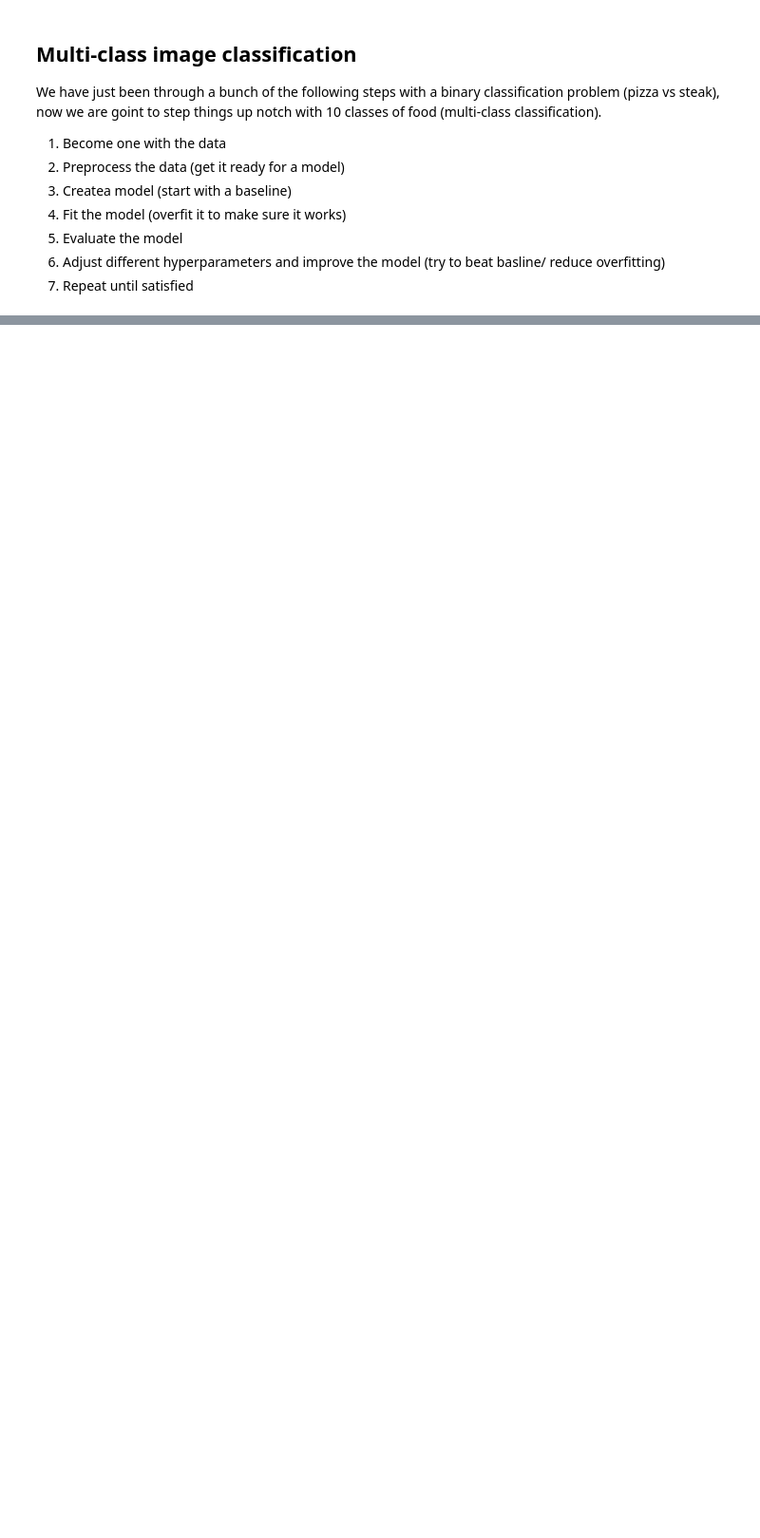
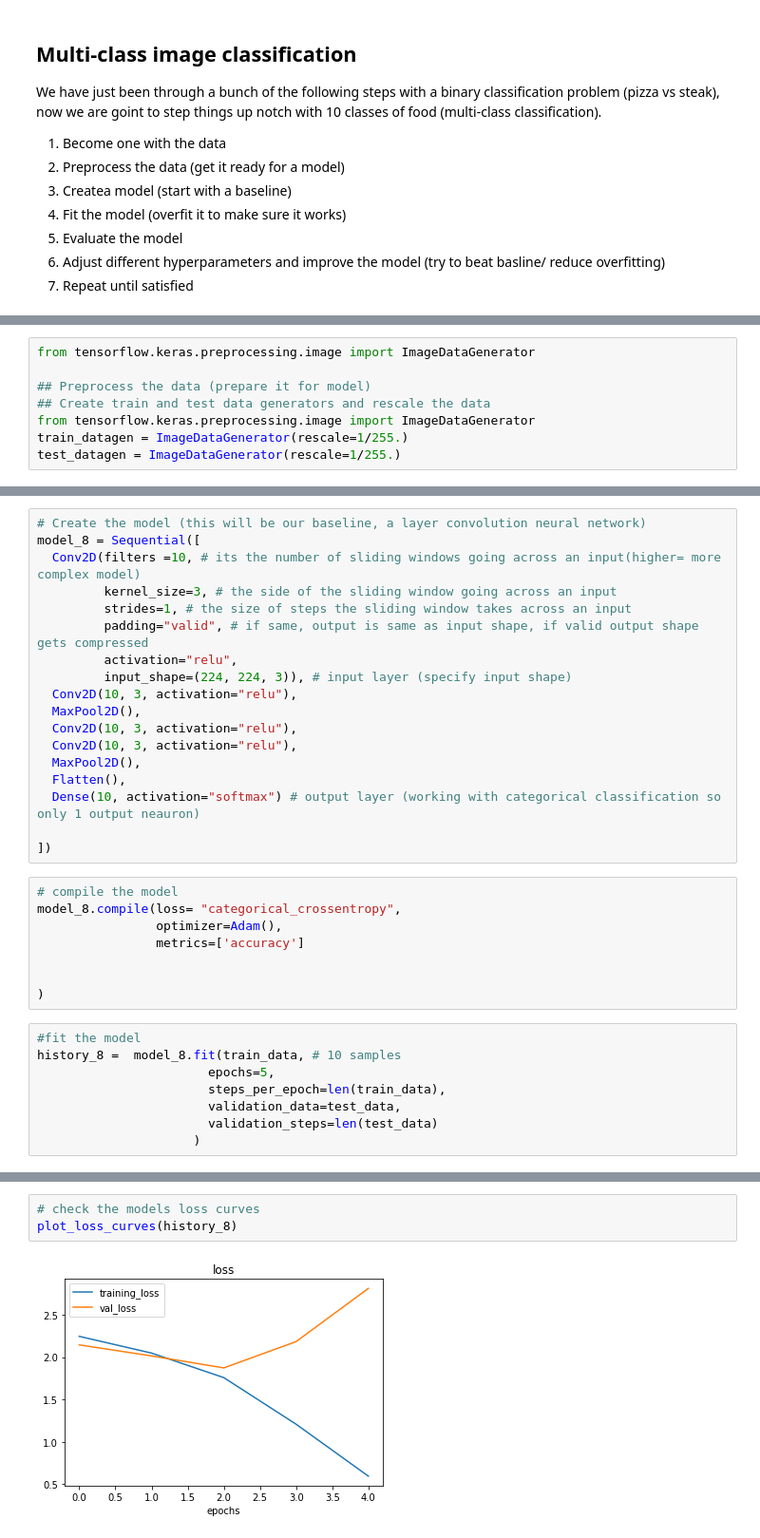
Before and after one commit to Kennedy87670/Introduction-to-ML-DP, a Jupyter notebook: 03_introduction_to_computer_vision_with_tensorflow_video.ipynb, the cells around one changed output, grey strips where cells are left out. Shown at 95% size. Saved outputs shown, nothing was run; the diff lists cells and outputs as text; blank space fills up the shorter version.

```diff
--- a/03_introduction_to_computer_vision_with_tensorflow_video.ipynb
+++ b/03_introduction_to_computer_vision_with_tensorflow_video.ipynb
@@ -983,0 +1189,8 @@ for dirpath, dirnames, filenames in os.walk("10_food_classes_all_data"):
+# %%
+from tensorflow.keras.preprocessing.image import ImageDataGenerator
+
+## Preprocess the data (prepare it for model)
+## Create train and test data generators and rescale the data
+from tensorflow.keras.preprocessing.image import ImageDataGenerator
+train_datagen = ImageDataGenerator(rescale=1/255.)
+test_datagen = ImageDataGenerator(rescale=1/255.)
@@ -983,0 +1218,34 @@ for dirpath, dirnames, filenames in os.walk("10_food_classes_all_data"):
+# %%
+# Create the model (this will be our baseline, a layer convolution neural network)
+model_8 = Sequential([
+  Conv2D(filters =10, # its the number of sliding windows going across an input(higher= more complex model)
+         kernel_size=3, # the side of the sliding window going across an input
+         strides=1, # the size of steps the sliding window takes across an input
+         padding="valid", # if same, output is same as input shape, if valid output shape gets compressed
+         activation="relu",
+         input_shape=(224, 224, 3)), # input layer (specify input shape)
+  Conv2D(10, 3, activation="relu"),
+  MaxPool2D(),
+  Conv2D(10, 3, activation="relu"),
+  Conv2D(10, 3, activation="relu"),
+  MaxPool2D(),
+  Flatten(),
+  Dense(10, activation="softmax") # output layer (working with categorical classification so only 1 output neauron)
+
+])
+# %%
+# compile the model
+model_8.compile(loss= "categorical_crossentropy",
+                optimizer=Adam(),
+                metrics=['accuracy']
+
+
+)
+# %%
+#fit the model
+history_8 =  model_8.fit(train_data, # 10 samples
+                       epochs=5,
+                       steps_per_epoch=len(train_data),
+                       validation_data=test_data,
+                       validation_steps=len(test_data)
+                     )
@@ -983,0 +1271,5 @@ for dirpath, dirnames, filenames in os.walk("10_food_classes_all_data"):
+# %%
+# check the models loss curves
+plot_loss_curves(history_8)
+# %% [output]
+[figure, added]
```
Also changed, not shown: parts of 78 cells of this notebook.
